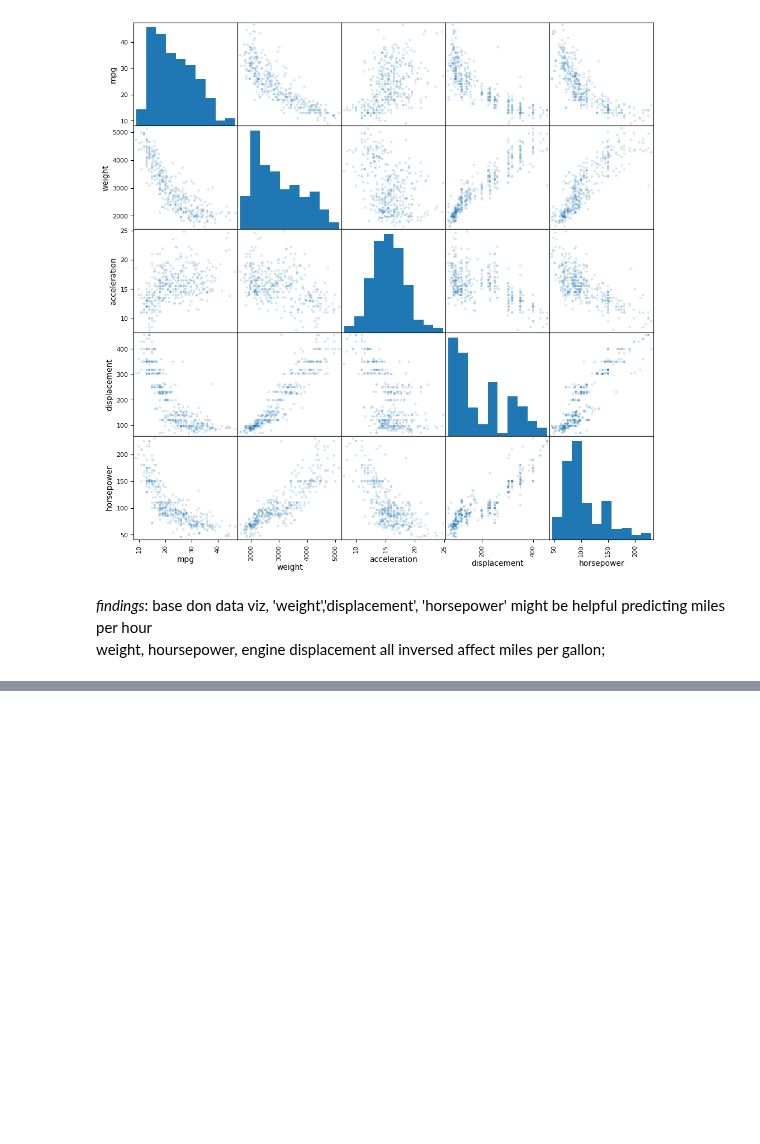
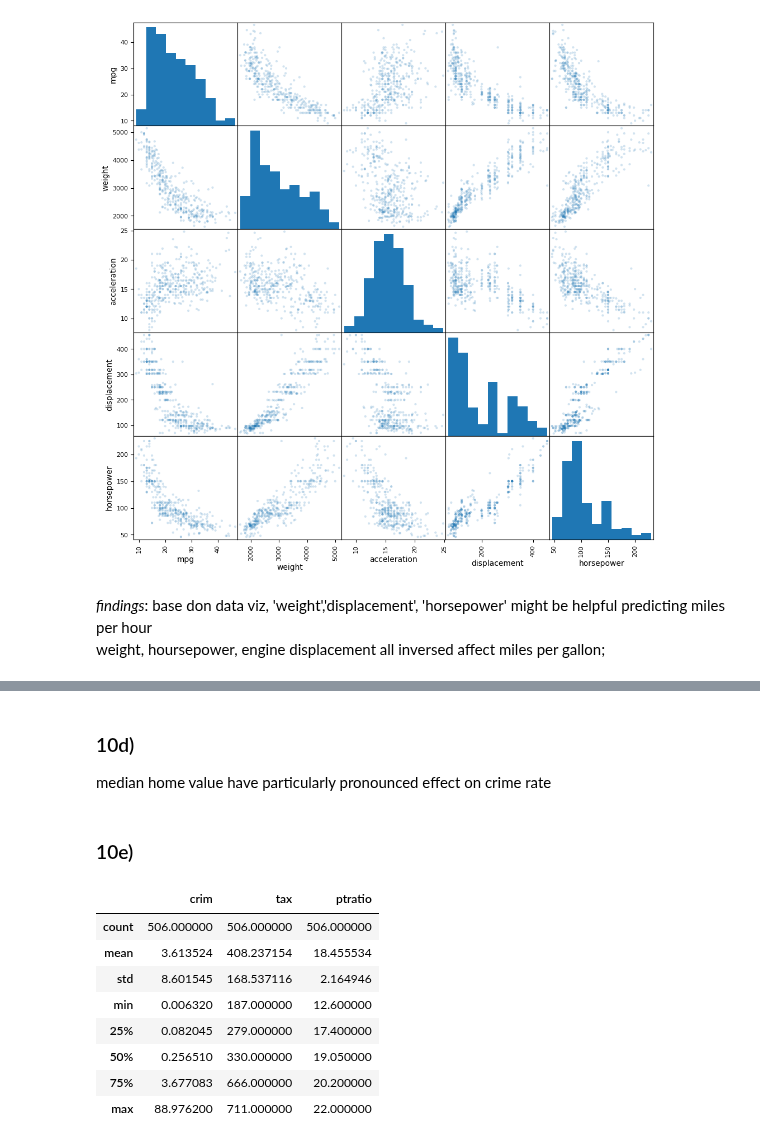
Before and after one commit to caoa0816/ISLP_labs, a Jupyter notebook: main/ch02.ipynb, the cells around one changed output, grey strips where cells are left out. Drawn from its saved outputs; the diff is of its cells as text; code cells hidden in the pictures; blank space fills up the shorter version.

```diff
--- a/main/ch02.ipynb
+++ b/main/ch02.ipynb
@@ -402,0 +453,18 @@ weight, hoursepower, engine displacement all inversed affect miles per gallon;
+# %% [markdown]
+### 10d)
+median home value have particularly pronounced effect on crime rate
+# %% [markdown]
+### 10e)
+# %%
+quantitative_predictors = ['crim', 'tax', 'ptratio']
+boston[quantitative_predictors].describe()
+# %% [output]
+|  | crim | tax | ptratio |
+| count | 506.000000 | 506.000000 | 506.000000 |
+| mean | 3.613524 | 408.237154 | 18.455534 |
+| std | 8.601545 | 168.537116 | 2.164946 |
+| min | 0.006320 | 187.000000 | 12.600000 |
+| 25% | 0.082045 | 279.000000 | 17.400000 |
+| 50% | 0.256510 | 330.000000 | 19.050000 |
+| 75% | 3.677083 | 666.000000 | 20.200000 |
+| max | 88.976200 | 711.000000 | 22.000000 |
```
Also changed, not shown: parts of 53 cells of this notebook.
